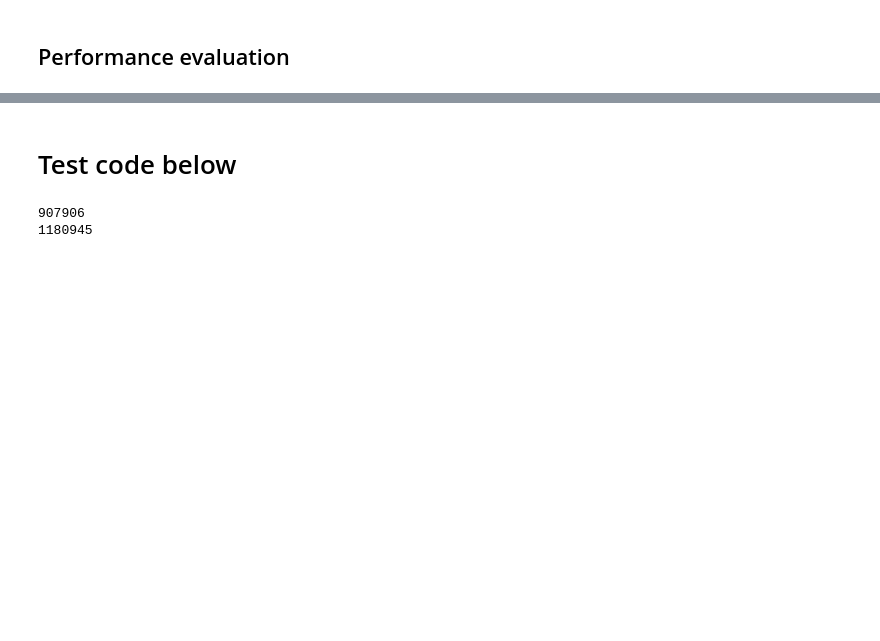
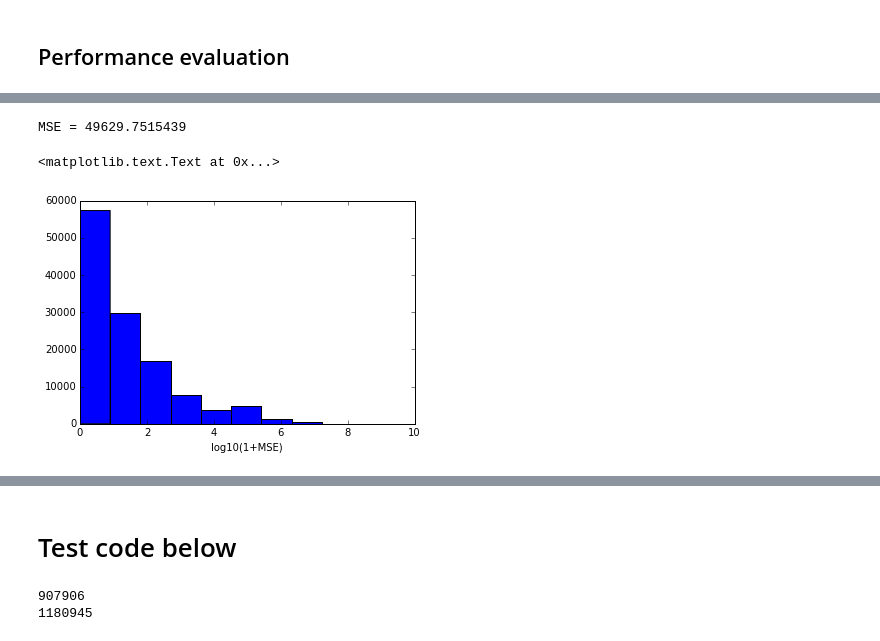
Before and after one commit to zaxliu/howmuchrainii, a Jupyter notebook: ml_test.ipynb, the cells around one changed output, grey strips where cells are left out. Cells and saved outputs as stored; diff of their text form; code cells hidden in the pictures; blank space fills up the shorter version.

```diff
--- a/ml_test.ipynb
+++ b/ml_test.ipynb
@@ -68,0 +140,9 @@ print ((y_val_predict-y_val)**2).mean()
+# %%
+# Results with linear y
+print 'MSE = {}'.format(((y_val_predict-y_val)**2).mean())
+plt.hist(np.log10(1+(y_val_predict-y_val)**2))
+plt.xlabel('log10(1+MSE)')
+# %% [output]
+MSE = 49629.7515439
+<matplotlib.text.Text at 0x...>
+[figure, added]
```
Also changed, not shown: parts of 24 cells of this notebook.
